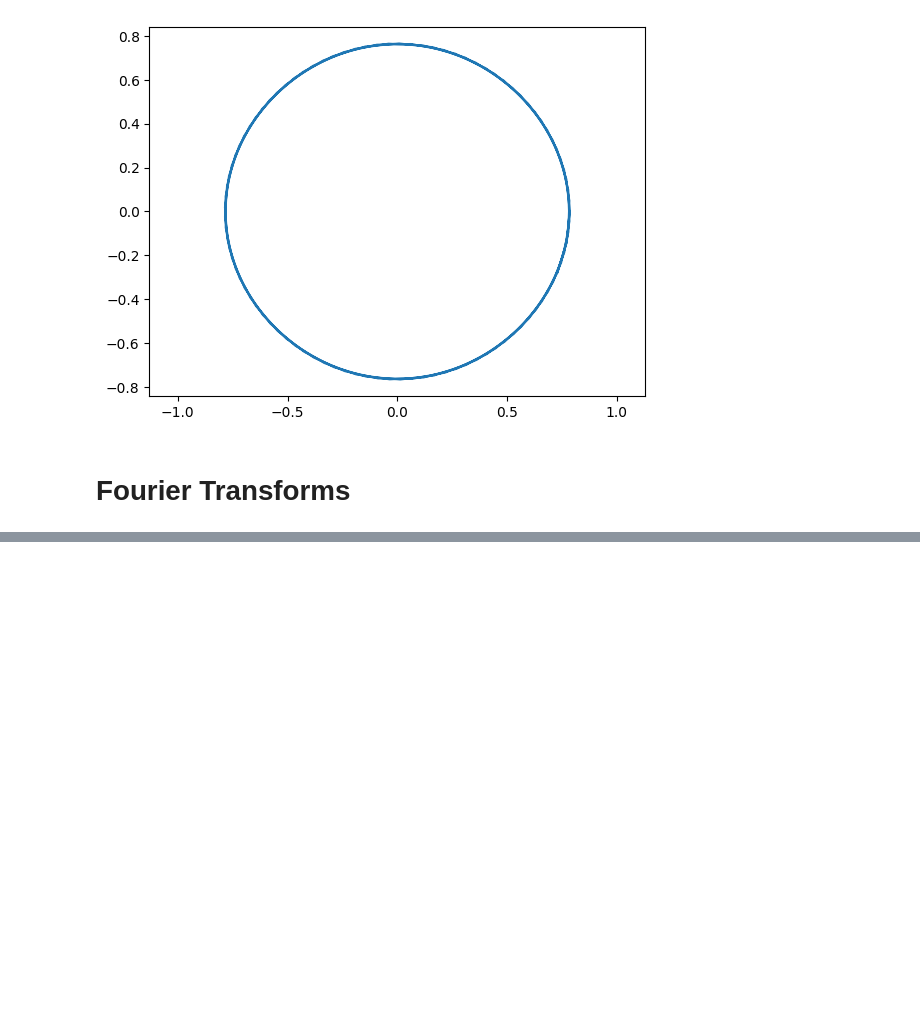
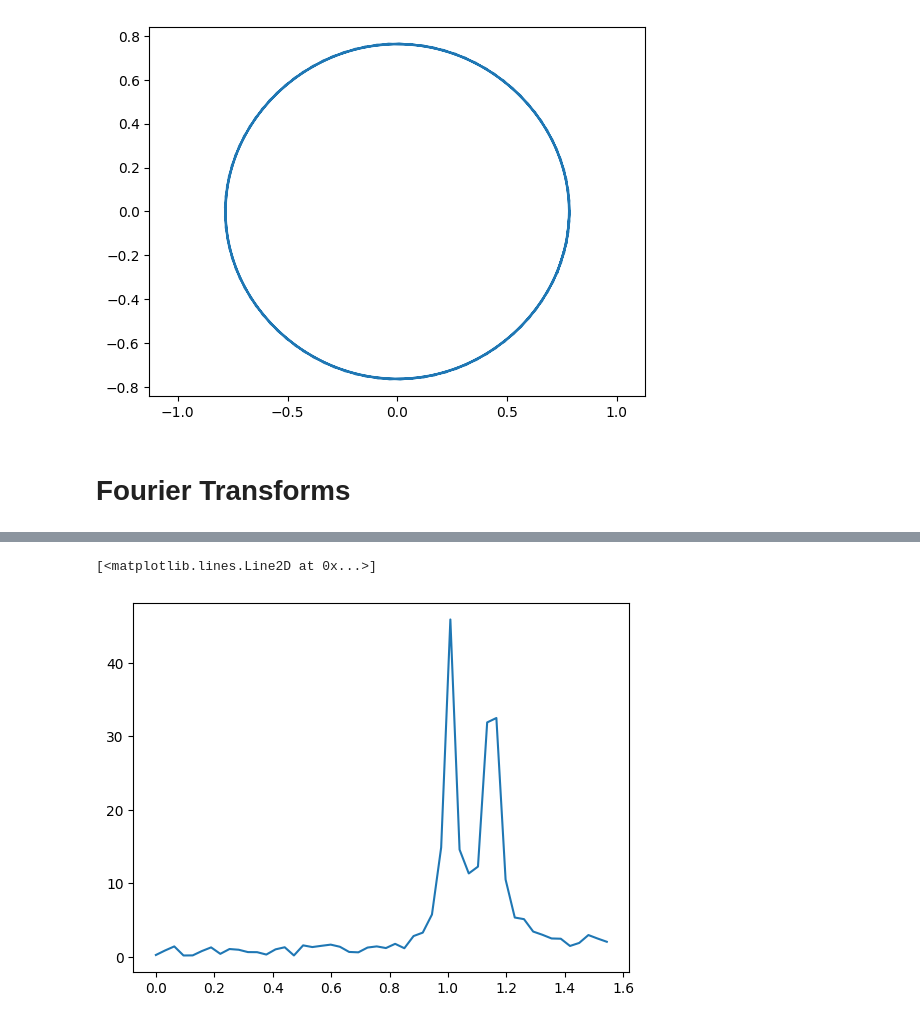
Before and after one commit to ashleysharp/codespaces-jupyter, a Jupyter notebook: notebooks/scipy.ipynb, the cells around one changed output, grey strips where cells are left out. Drawn from its saved outputs; the diff is of its cells as text; code cells hidden in the pictures; blank space fills up the shorter version.

```diff
--- a/notebooks/scipy.ipynb
+++ b/notebooks/scipy.ipynb
@@ -398,0 +413,10 @@ plt.axis('equal')
+# %%
+from scipy.fft import fft, fftfreq
+N = len(x)
+y = fft(x)[:N//2]
+f = fftfreq(N, np.diff(t)[0])[:N//2]
+# %%
+plt.plot(f, np.abs(y))
+# %% [output]
+[<matplotlib.lines.Line2D at 0x...>]
+[figure, added]
```
Also changed, not shown: parts of 4 cells of this notebook.
